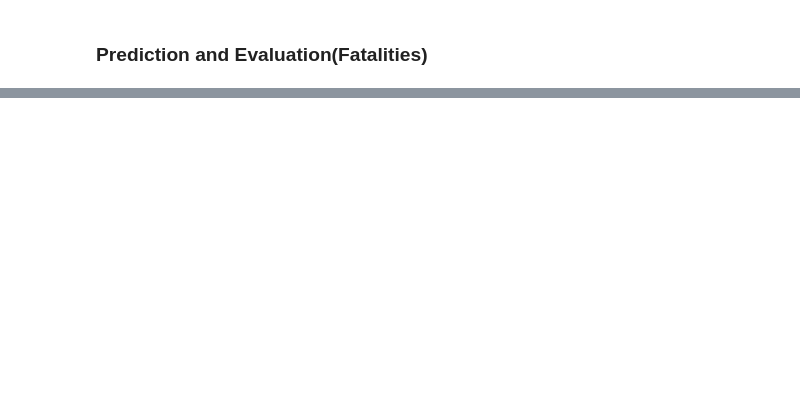
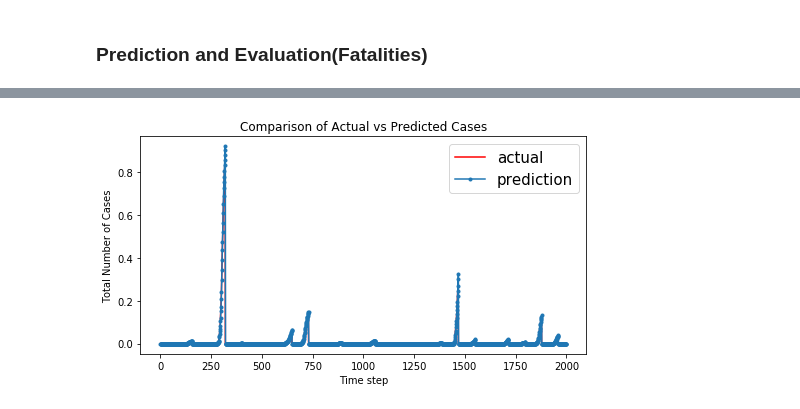
Before and after one commit to Aravindhkumar95/Covid-19, a Jupyter notebook: Covid_19_LSTM.ipynb, the cells around one changed output, grey strips where cells are left out. Cells and saved outputs as stored; diff of their text form; code cells hidden in the pictures; blank space fills up the shorter version.

```diff
--- a/Covid_19_LSTM.ipynb
+++ b/Covid_19_LSTM.ipynb
@@ -116,18 +117,18 @@ Epoch 50/50
 ### Prediction and Evaluation(Cases)
 # %%
 # Case prediction
-val_case = model_case.predict(validation_X)
+y_pred_case = model_case.predict(validation_X)
 validation_X = validation_X.reshape((validation_X.shape[0],validation_X.shape[2]))
 #invert scaling for forecast
-inv_val_case = np.concatenate((val_case,validation_X[:,1:]),axis = 1)
-inv_val_case = scale.inverse_transform(inv_val_case)
-inv_val_case = inv_val_case[:,0]
+inv_pred_case = np.concatenate((y_pred_case,validation_X[:,1:]),axis = 1)
+inv_pred_case = scale.inverse_transform(inv_pred_case)
+inv_pred_case = inv_pred_case[:,0]
 #invert scaling for actual
 validation_case = validation_case.reshape((len(validation_case),1))
 inv_validation_case = np.concatenate((validation_case,validation_X[:,1:]),axis = 1)
 inv_validation_case = scale.inverse_transform(inv_validation_case)
 inv_validation_case = inv_validation_case[:,0]
 # calculate RMSE for case
-rmse = sqrt(mean_squared_error(inv_validation_case, inv_val_case))
+rmse = sqrt(mean_squared_error(inv_validation_case, inv_pred_case))
 print('Test RMSE: %.3f' % rmse)
 # %% [output]
@@ -182,0 +198,12 @@ Test RMSE: 0.011
+# %%
+Range=[x for x in range(2000)]
+plt.figure(figsize=(8,4))
+plt.plot(Range, inv_validation_case[:2000],'r' , label="actual")
+plt.plot(Range, inv_pred_case[:2000], marker='.', label="prediction")
+plt.ylabel('Total Number of Cases')
+plt.xlabel('Time step')
+plt.title('Comparison of Actual vs Predicted Cases')
+plt.legend(fontsize=15)
+plt.show()
+# %% [output]
+[figure, added]
```
Also changed, not shown: parts of 9 cells of this notebook.
